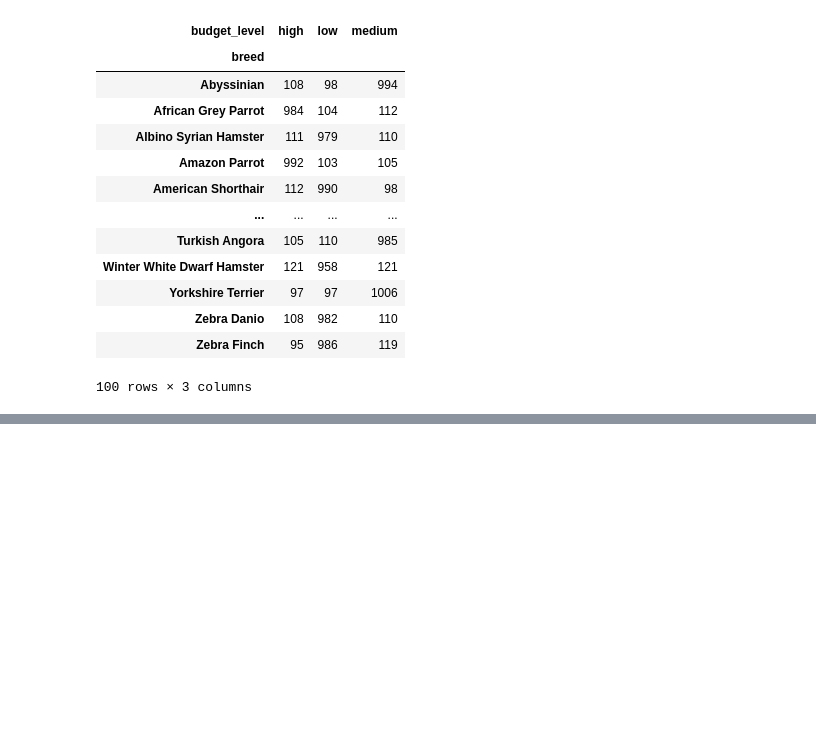
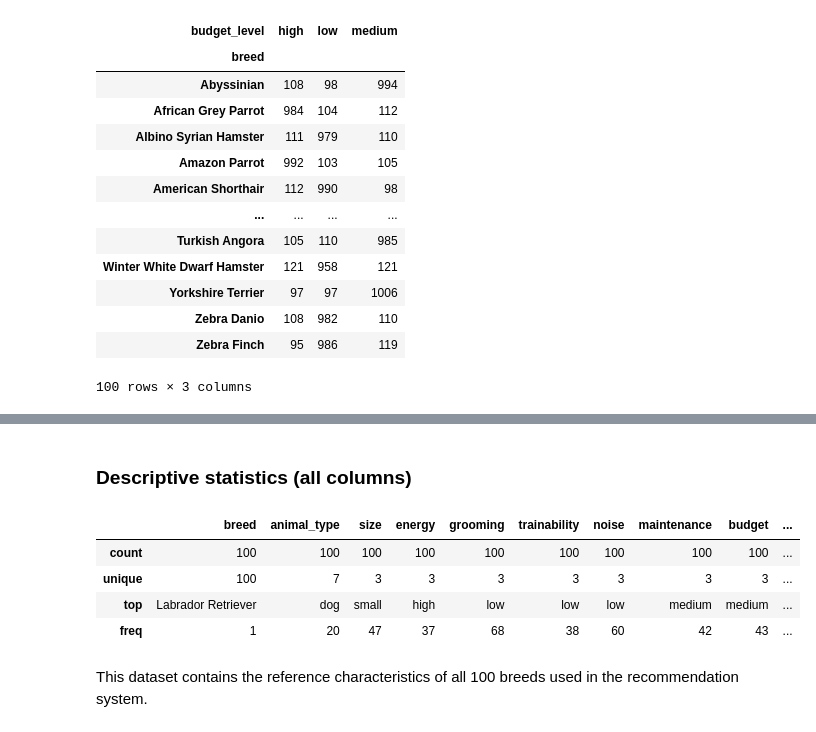
Before and after one commit to Mustafa-Balidi/PetHaven, a Jupyter notebook: ML-Service/Pet_recommendation_ml.ipynb, the cells around one changed output, grey strips where cells are left out. Drawn from its saved outputs; the diff is of its cells as text; code cells hidden in the pictures; blank space fills up the shorter version.

```diff
--- a/ML-Service/Pet_recommendation_ml.ipynb
+++ b/ML-Service/Pet_recommendation_ml.ipynb
@@ -418,0 +485,12 @@ pd.crosstab(dataset['breed'],
+# %% [markdown]
+### Descriptive statistics (all columns)
+# %%
+breed_info.describe(include='all')
+# %% [output]
+|  | breed | animal_type | size | energy | grooming | trainability | noise | maintenance | budget | ... |
+| count | 100 | 100 | 100 | 100 | 100 | 100 | 100 | 100 | 100 | ... |
+| unique | 100 | 7 | 3 | 3 | 3 | 3 | 3 | 3 | 3 | ... |
+| top | Labrador Retriever | dog | small | high | low | low | low | medium | medium | ... |
+| freq | 1 | 20 | 47 | 37 | 68 | 38 | 60 | 42 | 43 | ... |
+# %% [markdown]
+This dataset contains the reference characteristics of all 100 breeds used in the recommendation system.
```
Also changed, not shown: parts of 34 cells of this notebook, 1 other file.
